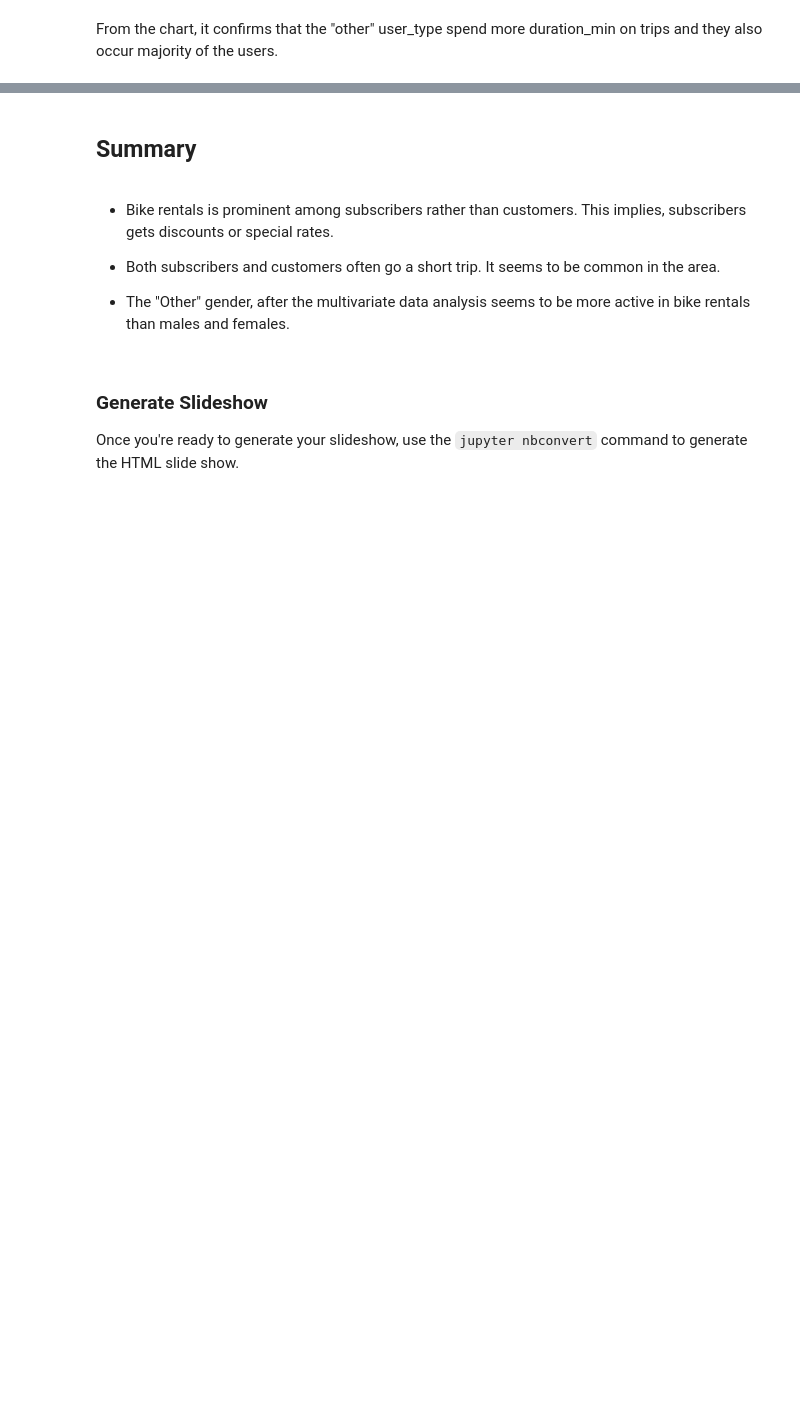
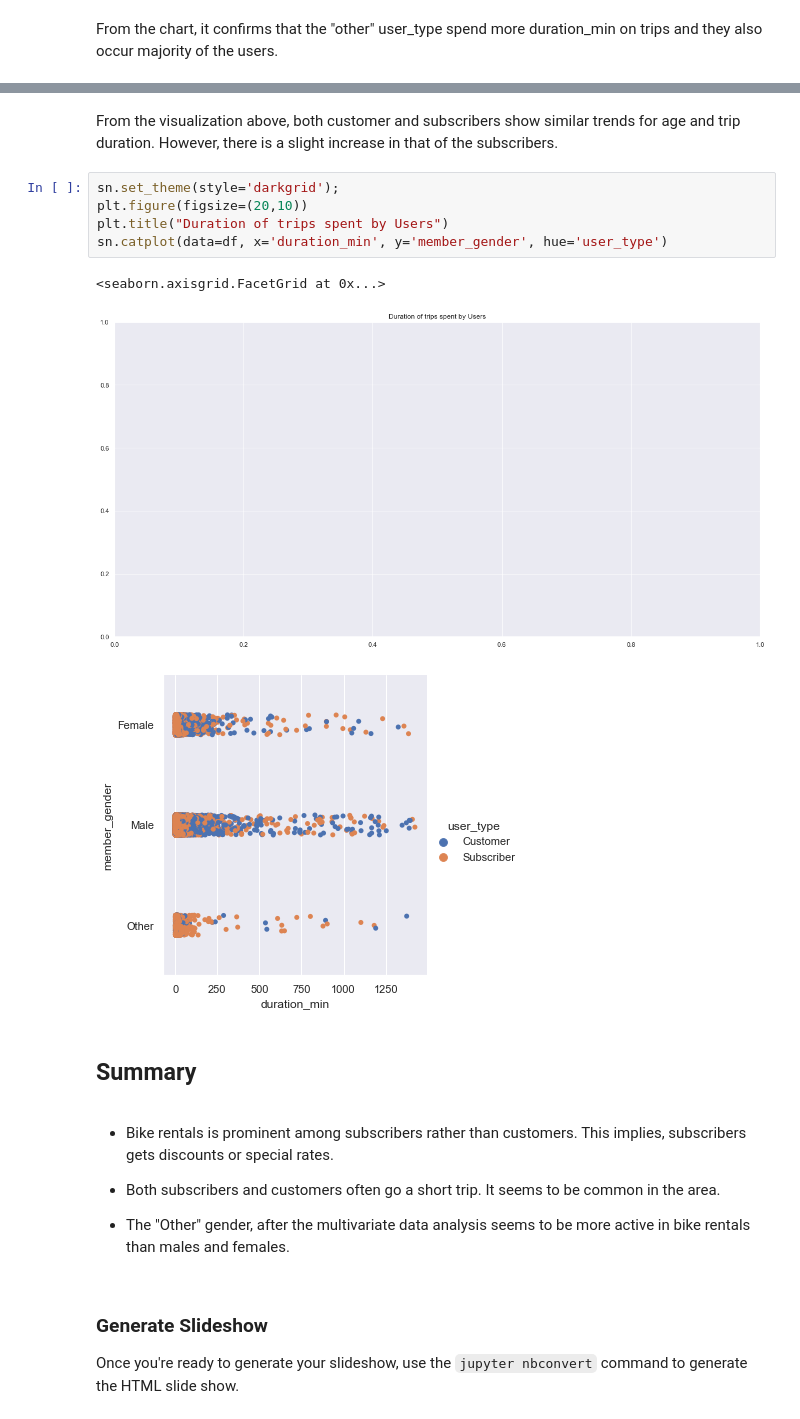
Before and after one commit to Eben-Success/Udacity_Data_Analysis_Projects, a Jupyter notebook: Project 3/notebook.ipynb, the cells around one changed output, grey strips where cells are left out. Saved outputs shown, nothing was run; the diff lists cells and outputs as text; blank space fills up the shorter version.

```diff
--- a/Project 3/notebook.ipynb
+++ b/Project 3/notebook.ipynb
@@ -580,3 +589,14 @@ From the chart, it confirms that the "other" user_type spend more duration_min o
+# %% [markdown]
+From the visualization above, both customer and subscribers show similar trends for age and trip duration. However, there is a slight increase in that of the subscribers.
+# %%
+sn.set_theme(style='darkgrid');
+plt.figure(figsize=(20,10))
+plt.title("Duration of trips spent by Users")
+sn.catplot(data=df, x='duration_min', y='member_gender', hue='user_type')
+# %% [output]
+<seaborn.axisgrid.FacetGrid at 0x...>
+[figure, added]
+[figure, added]
 # %% [markdown]
 ## Summary
 # %% [markdown]
```
Also changed, not shown: parts of 5 cells of this notebook, 2 other files.
